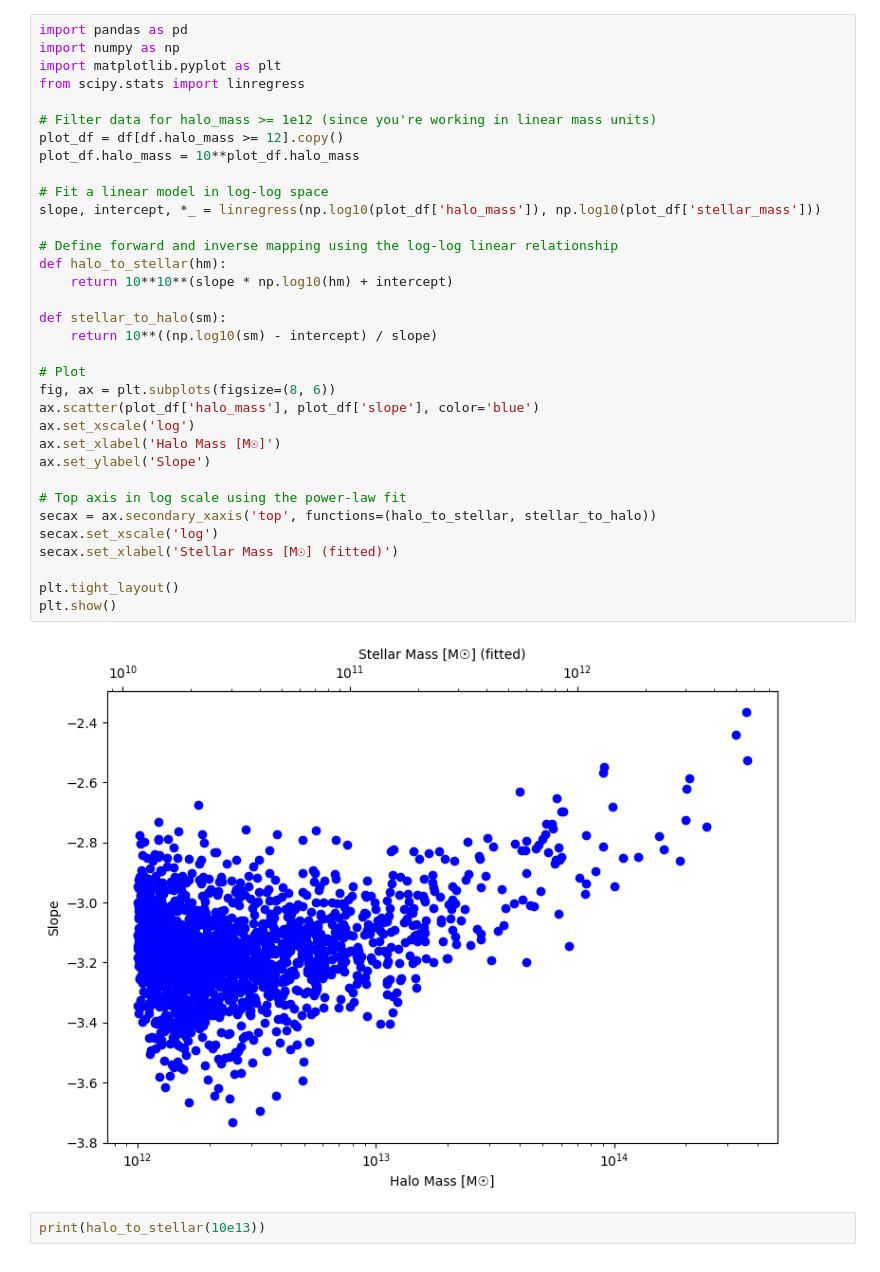
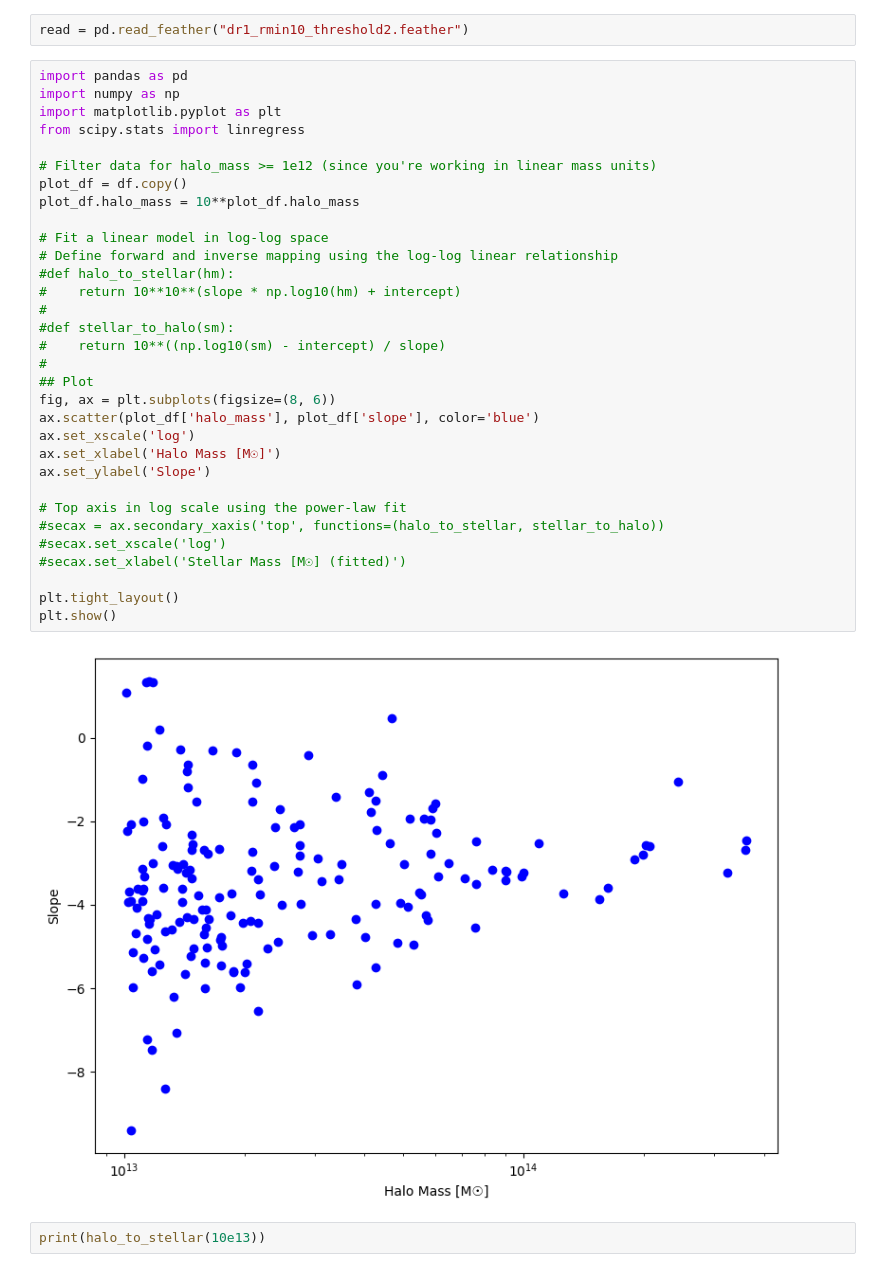
Before and after one commit to omaxim/VeraWorkspace, a Jupyter notebook: outer_solar_halo.ipynb, the cells around one changed output. Saved outputs shown, nothing was run; the diff lists cells and outputs as text.

```diff
--- a/outer_solar_halo.ipynb
+++ b/outer_solar_halo.ipynb
@@ -35,39 +161,39 @@ df = pd.DataFrame({
+# %%
+read = pd.read_feather("dr1_rmin10_threshold2.feather")
 # %%
 import pandas as pd
 import numpy as np
 import matplotlib.pyplot as plt
 from scipy.stats import linregress
 
 # Filter data for halo_mass >= 1e12 (since you're working in linear mass units)
-plot_df = df[df.halo_mass >= 12].copy()
+plot_df = df.copy()
 plot_df.halo_mass = 10**plot_df.halo_mass
 
 # Fit a linear model in log-log space
-slope, intercept, *_ = linregress(np.log10(plot_df['halo_mass']), np.log10(plot_df['stellar_mass']))
-
 # Define forward and inverse mapping using the log-log linear relationship
-def halo_to_stellar(hm):
-    return 10**10**(slope * np.log10(hm) + intercept)
-
-def stellar_to_halo(sm):
-    return 10**((np.log10(sm) - intercept) / slope)
-
-# Plot
+#def halo_to_stellar(hm):
+#    return 10**10**(slope * np.log10(hm) + intercept)
+#
+#def stellar_to_halo(sm):
+#    return 10**((np.log10(sm) - intercept) / slope)
+#
+## Plot
 fig, ax = plt.subplots(figsize=(8, 6))
 ax.scatter(plot_df['halo_mass'], plot_df['slope'], color='blue')
 ax.set_xscale('log')
 ax.set_xlabel('Halo Mass [M☉]')
 ax.set_ylabel('Slope')
 
 # Top axis in log scale using the power-law fit
-secax = ax.secondary_xaxis('top', functions=(halo_to_stellar, stellar_to_halo))
-secax.set_xscale('log')
-secax.set_xlabel('Stellar Mass [M☉] (fitted)')
+#secax = ax.secondary_xaxis('top', functions=(halo_to_stellar, stellar_to_halo))
+#secax.set_xscale('log')
+#secax.set_xlabel('Stellar Mass [M☉] (fitted)')
 
 plt.tight_layout()
 plt.show()
 # %% [output]
-[figure, old version]
+[figure, new version]
 # %%
 print(halo_to_stellar(10e13))
 # %% [output]
```
Also changed, not shown: parts of 7 cells of this notebook, 3 other files.
